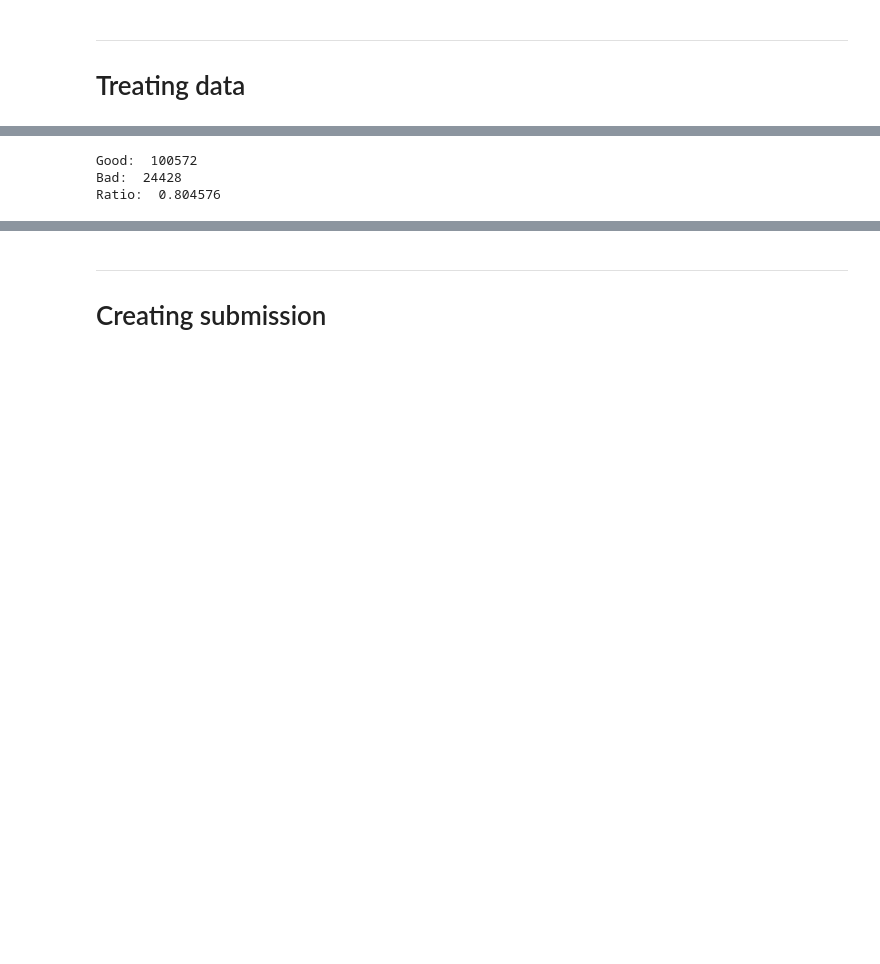
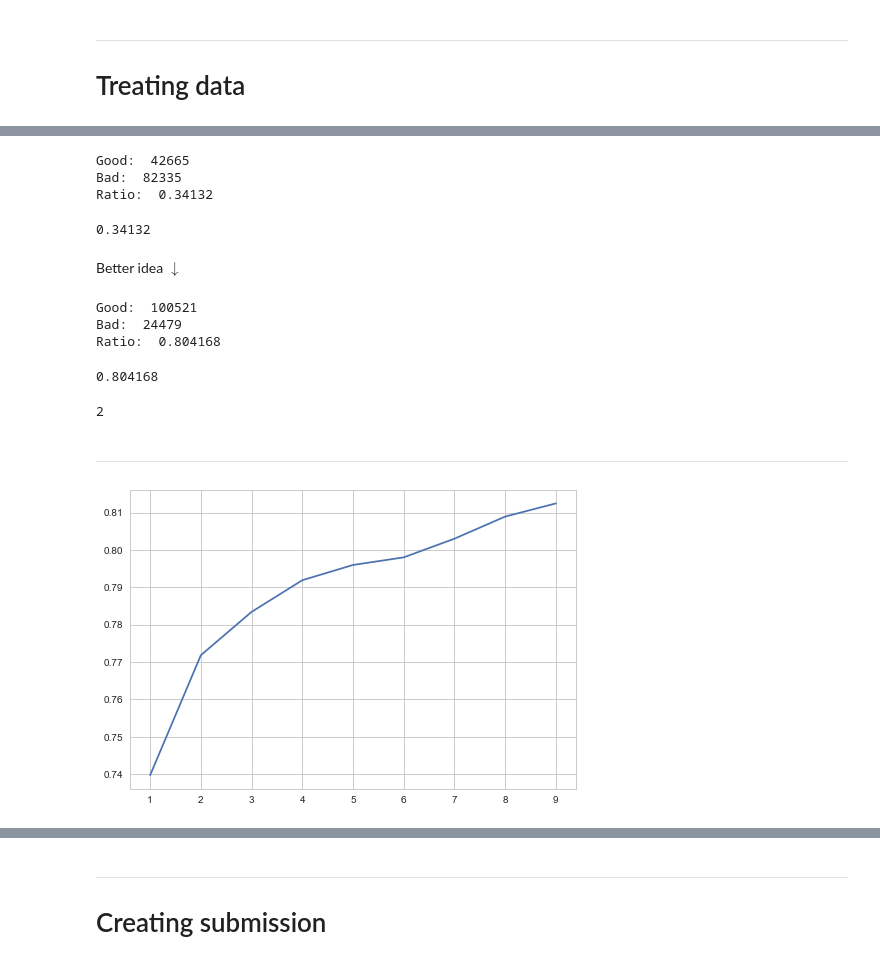
Before and after one commit to PaulQbFeng/MIT_ML_Project, a Jupyter notebook: thibaud work/Thibaud functions.ipynb, the cells around one changed output, grey strips where cells are left out. Drawn from its saved outputs; the diff is of its cells as text; code cells hidden in the pictures; blank space fills up the shorter version.

```diff
--- a/thibaud work/Thibaud functions.ipynb
+++ b/thibaud work/Thibaud functions.ipynb
@@ -236,5 +249,5 @@ def cross_validation_demo(y, x):
 # %%
-yb, input_data, ids = load_csv_data('C:/Users/Thibaud/Documents/data/train.csv')
+yb, input_data, ids = load_csv_data('C:/Users/Thibaud/Documents/data/train.csv', True)
 # %%
 yb_test, input_data_test, ids_test = load_csv_data('C:/Users/Thibaud/Documents/data/test.csv')
 # %%
@@ -471,16 +358,70 @@ Ratio:  0.803776
 # %%
-no_nans = replace_nans_with_median(input_data)
+extra_col = add_extra_col(input_data)
+no_nans = replace_nans_with_mean(extra_col)
 no_nans_std, _, _ = standardize(no_nans)
-
-y = (yb + 1) / 2
 
 x_train, y_train, x_test, y_test = split_data(no_nans_std, y, 0.5)
 
 phi = build_poly(x_train, 7)
-
 w, _ = least_squares(y_train, phi)
-prediction(w, build_poly(x_test, 7), y_test)
+prediction(w, build_poly(x_test, 7), y_test, verbose=True)
 # %% [output]
-Good:  100572
-Bad:  24428
-Ratio:  0.804576
+Good:  42665
+Bad:  82335
+Ratio:  0.34132
+0.34132
+# %% [markdown]
+Better idea $\downarrow$
+# %%
+rows_with_nans = np.any(input_data == -999, axis=1).astype(int)
+no_nans = replace_nans_with_mean(input_data)
+no_nans_std, _, _ = standardize(no_nans)
+concat = np.c_[no_nans_std, rows_with_nans]
+
+x_train, y_train, x_test, y_test = split_data(concat, yb, 0.5)
+
+phi = build_poly(x_train, 7)
+
+w, _ = ridge_regression(y_train, phi, 0.00001)
+prediction(w, build_poly(x_test, 7), y_test, verbose=True)
+# %% [output]
+Good:  100521
+Bad:  24479
+Ratio:  0.804168
+0.804168
+# %%
+np.count_nonzero(np.array([1, 2, 3, 4]) - np.array([2, 3, 3, 4]))
+# %% [output]
+2
+# %% [markdown]
+-----------
+# %%
+deg_min = 1
+deg_max = 9
+degrees = np.linspace(deg_min, deg_max, deg_max - deg_min + 1).astype(int)
+ratios = []
+losses_tr = []
+losses_te = []
+
+extra_col = np.any(input_data == -999, axis=1).astype(int)
+no_nans = replace_nans_with_median(input_data)
+no_nans_std, _, _ = standardize(no_nans)
+x_all = np.c_[no_nans_std, extra_col]
+
+x_train, y_train, x_test, y_test = split_data(no_nans, yb, 0.9)
+
+for degree in degrees:
+    phi_train = build_poly(x_train, degree)
+    phi_test = build_poly(x_test, degree)
+
+    w, loss = ridge_regression(y_train, phi_train, 0.00001)
+
+    losses_tr.append(np.sqrt(compute_mse(y_train, phi_train, w)))
+    losses_te.append(np.sqrt(compute_mse(y_test, phi_test, w)))
+
+    ratios.append(prediction(w, phi_test, y_test))
+
+sns.plt.plot(degrees, ratios)
+sns.plt.show()
+# %% [output]
+[figure, added]
```
Also changed, not shown: parts of 67 cells of this notebook, 9 other files.
